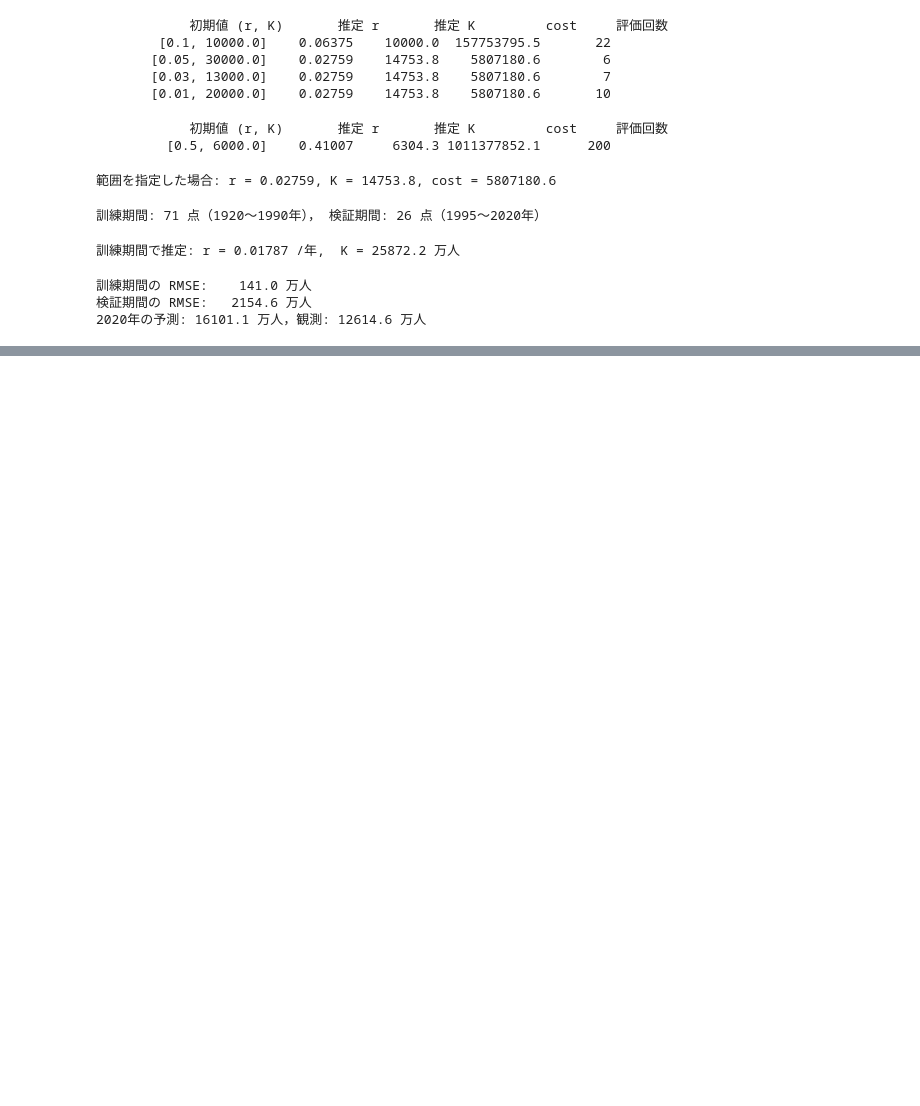
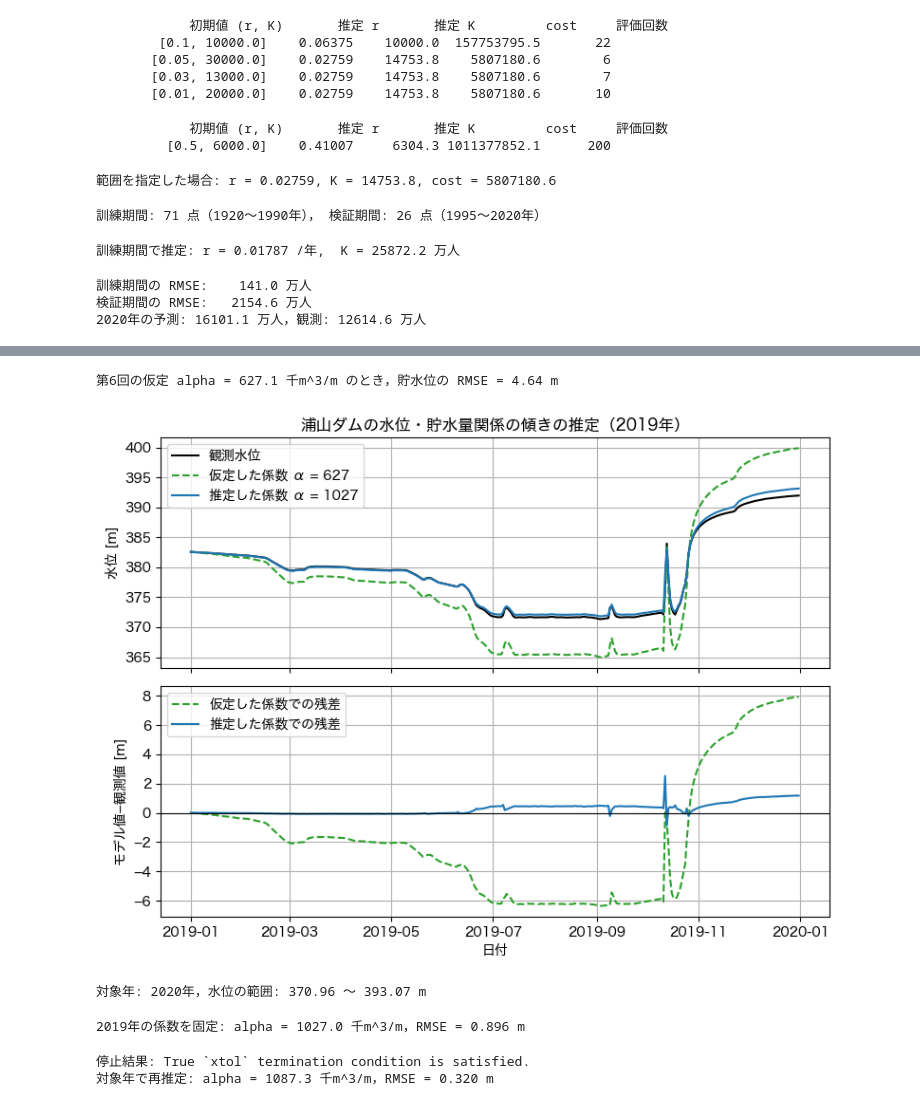
Before and after one commit to k16kgw/Class_Josai_AppliedProgrammingII, a Jupyter notebook: class/07/notebooks/parameter_estimation.ipynb, the cells around one changed output, grey strips where cells are left out. Cells and saved outputs as stored; diff of their text form; code cells hidden in the pictures; blank space fills up the shorter version.

```diff
--- a/class/07/notebooks/parameter_estimation.ipynb
+++ b/class/07/notebooks/parameter_estimation.ipynb
@@ -168,0 +207,40 @@ residual_all = y_fit_all - y_obs
+# %%
+def residuals_level(theta, t_data, qin_data, qout_data, h_data):
+    """傾き theta[0] における貯水位の残差（モデル - 観測）を返す．"""
+    return simulate_level(theta[0], t_data, qin_data, qout_data, h_data) - h_data
+# %%
+alpha_assumed = 56000.0 / (393.3 - 304.0)
+residual_assumed = residuals_level([alpha_assumed], t_dam, qin_dam, qout_dam, h_dam)
+rmse_assumed = np.sqrt(np.mean(residual_assumed ** 2))
+# %%
+print(f"第6回の仮定 alpha = {alpha_assumed:.1f} 千m^3/m のとき，貯水位の RMSE = {rmse_assumed:.2f} m")
+# %% [output]
+第6回の仮定 alpha = 627.1 千m^3/m のとき，貯水位の RMSE = 4.64 m
+# %%
+result_alpha = least_squares(residuals_level, [alpha_assumed], args=(t_dam, qin_dam, qout_dam, h_dam), bounds=([100.0], [5000.0]))
+alpha_hat = result_alpha.x[0]
+rmse_alpha = np.sqrt(np.mean(result_alpha.fun ** 2))
+# %%
+h_assumed = simulate_level(alpha_assumed, t_dam, qin_dam, qout_dam, h_dam)
+h_fitted = simulate_level(alpha_hat, t_dam, qin_dam, qout_dam, h_dam)
+# %%
+fig, axes = plt.subplots(2, 1, figsize=(8, 6), sharex=True)
+axes[0].plot(dam_year["date"], h_dam, color="black", label="観測水位")
+axes[0].plot(dam_year["date"], h_assumed, color="tab:green", linestyle="--", label=f"仮定した係数 α = {alpha_assumed:.0f}")
+axes[0].plot(dam_year["date"], h_fitted, color="tab:blue", label=f"推定した係数 α = {alpha_hat:.0f}")
+axes[0].set_ylabel("水位 [m]")
+axes[0].set_title(f"浦山ダムの水位・貯水量関係の傾きの推定（{year}年）")
+axes[0].legend()
+axes[1].plot(dam_year["date"], h_assumed - h_dam, color="tab:green", linestyle="--", label="仮定した係数での残差")
+axes[1].plot(dam_year["date"], h_fitted - h_dam, color="tab:blue", label="推定した係数での残差")
+axes[1].axhline(0, color="black", linewidth=0.8)
+axes[1].set_ylabel("モデル値−観測値 [m]")
+axes[1].set_xlabel("日付")
+axes[1].legend()
+for ax in axes:
+    ax.grid(True)
+fig.tight_layout()
+fig.savefig(FIGURE_DIR / f"dam_alpha_estimation_{year}.png", dpi=150)
+plt.show()
+# %% [output]
+[figure, added]
@@ -168,0 +256,25 @@ residual_all = y_fit_all - y_obs
+# %%
+print(f"対象年: {year}年，水位の範囲: {h_dam.min():.2f} 〜 {h_dam.max():.2f} m")
+# %% [output]
+対象年: 2020年，水位の範囲: 370.96 〜 393.07 m
+# %%
+h_reference = simulate_level(alpha_reference, t_dam, qin_dam, qout_dam, h_dam)
+rmse_reference = np.sqrt(np.mean((h_reference - h_dam) ** 2))
+print(f"2019年の係数を固定: alpha = {alpha_reference:.1f} 千m^3/m，RMSE = {rmse_reference:.3f} m")
+# %% [output]
+2019年の係数を固定: alpha = 1027.0 千m^3/m，RMSE = 0.896 m
+# %%
+result_alpha = least_squares(
+    residuals_level,
+    [alpha_assumed],
+    args=(t_dam, qin_dam, qout_dam, h_dam),
+    bounds=([100.0], [5000.0]),
+)
+alpha_hat = result_alpha.x[0]
+rmse_alpha = np.sqrt(np.mean(result_alpha.fun ** 2))
+h_fitted = simulate_level(alpha_hat, t_dam, qin_dam, qout_dam, h_dam)
+print("停止結果:", result_alpha.success, result_alpha.message)
+print(f"対象年で再推定: alpha = {alpha_hat:.1f} 千m^3/m，RMSE = {rmse_alpha:.3f} m")
+# %% [output]
+停止結果: True `xtol` termination condition is satisfied.
+対象年で再推定: alpha = 1087.3 千m^3/m，RMSE = 0.320 m
```
Also changed, not shown: parts of 34 cells of this notebook, 1 other file.
